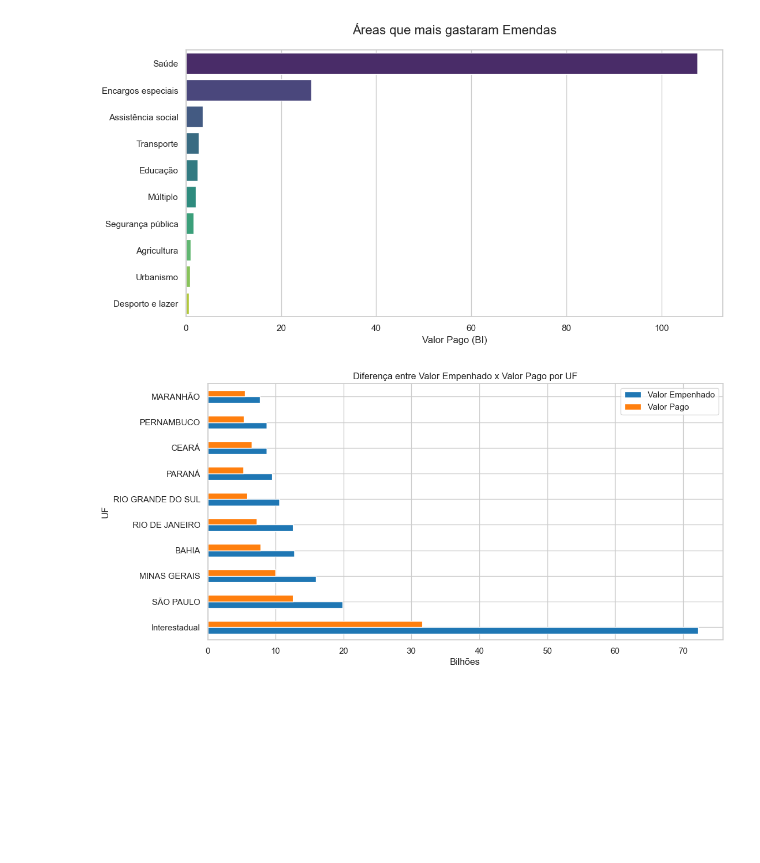
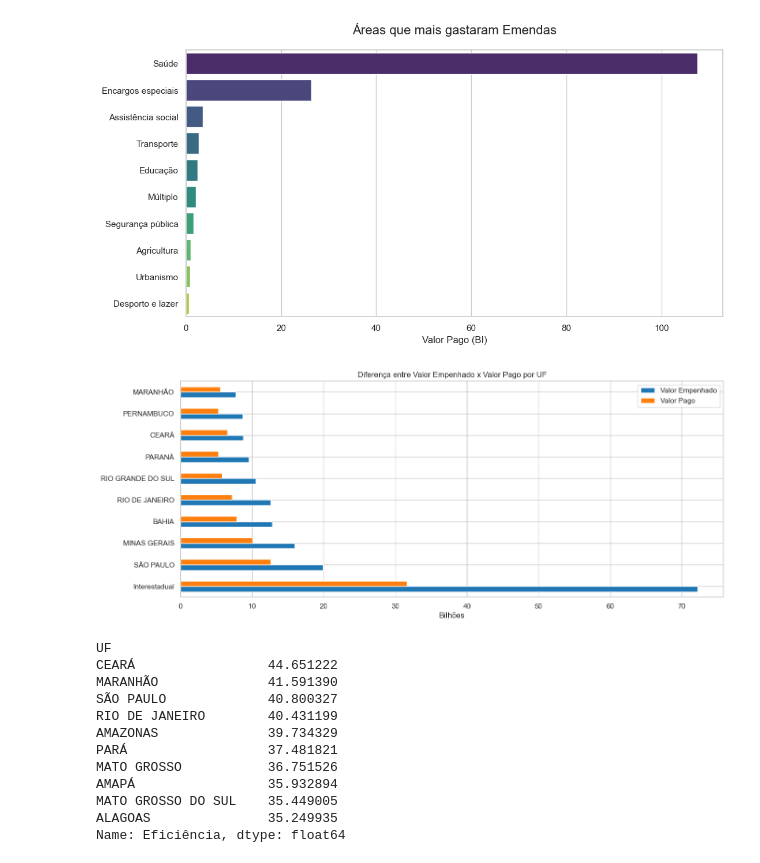
Before and after one commit to davimoreiraa/Analise_Emendas_Parlamentares, a Jupyter notebook: cleaning.ipynb, the cells around one changed output. Drawn from its saved outputs; the diff is of its cells as text; code cells hidden in the pictures; blank space fills up the shorter version.

Commit message:
new graphic created

```diff
--- a/cleaning.ipynb
+++ b/cleaning.ipynb
@@ -179,12 +179,36 @@ Passing `palette` without assigning `hue` is deprecated and will be removed in v
 # %%
 # ordenando e filtrando somente os 10 maiores
 gap_empenhado_e_pago = gap_empenhado_e_pago.sort_values(by="Valor Empenhado", ascending=False).head(10)
 
-gap_empenhado_e_pago.plot(kind='barh', figsize=(12, 6), color=['#1f77b4', '#ff7f0e'])
+gap_empenhado_e_pago.plot(kind='barh', figsize=(15, 5), color=['#1f77b4', '#ff7f0e'])
 plt.title('Diferença entre Valor Empenhado x Valor Pago por UF')
 plt.xlabel('Bilhões')
 plt.ylabel('')
 plt.show()
 plt.close()
 # %% [output]
-[figure, old version]
+[figure, new version]
+# %%
+# criando a coluna eficiencia, que mostra a porcentagem de valor empenhado que foi pago
+emendas.loc[:, "Eficiência"] = emendas["Valor Pago"] / emendas["Valor Empenhado"] * 100
+
+
+estados_eficientes = emendas.loc[emendas["UF"] != "Interestadual", "Eficiência"]
+estados_eficientes = estados_eficientes.groupby(emendas["UF"]).mean(numeric_only=True).sort_values(ascending=False)
+
+estados_eficientes = estados_eficientes.head(10)
+
+display(estados_eficientes)
+# %% [output]
+UF
+CEARÁ                 44.651222
+MARANHÃO              41.591390
+SÃO PAULO             40.800327
+RIO DE JANEIRO        40.431199
+AMAZONAS              39.734329
+PARÁ                  37.481821
+MATO GROSSO           36.751526
+AMAPÁ                 35.932894
+MATO GROSSO DO SUL    35.449005
+ALAGOAS               35.249935
+Name: Eficiência, dtype: float64
```
Also changed, not shown: parts of 1 cell of this notebook.
